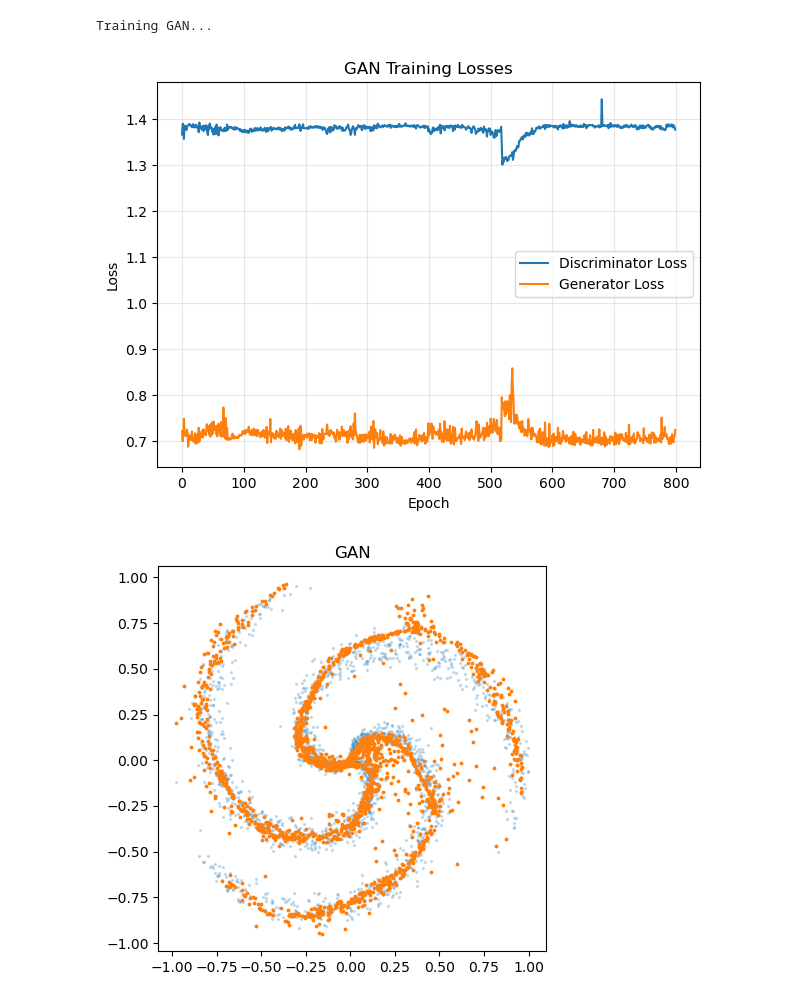
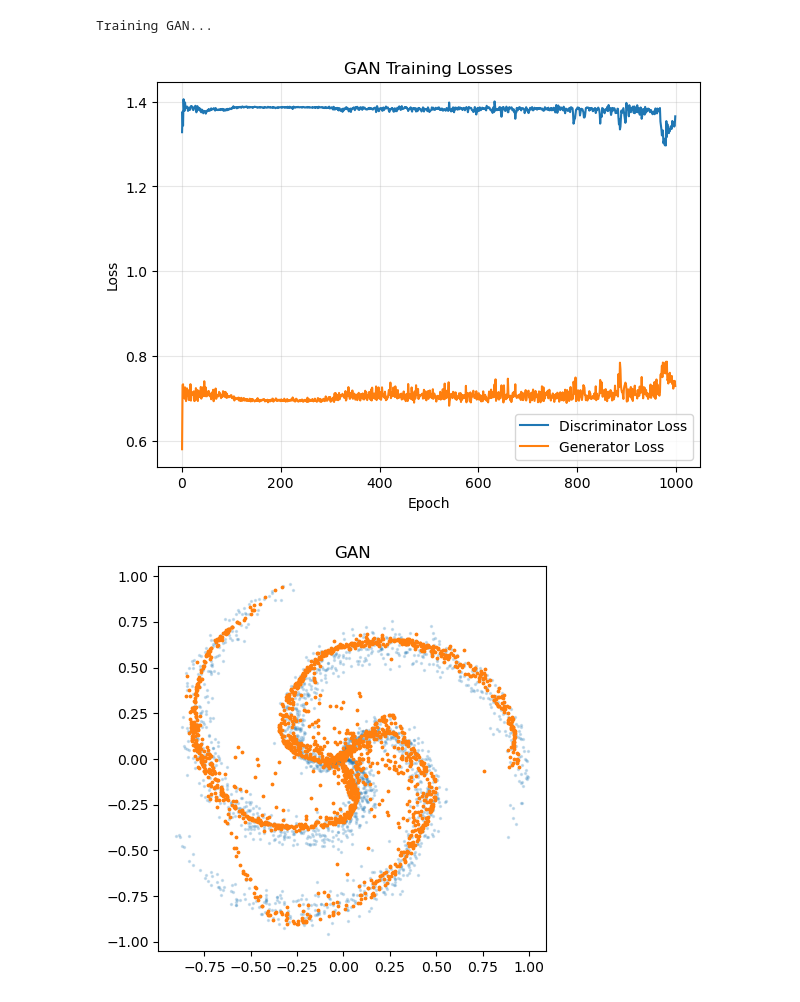
Before and after one commit to arshdeep-usc/ee660-project, a Jupyter notebook: final.ipynb, the cells around one changed output. Cells and saved outputs as stored; diff of their text form; code cells hidden in the pictures.

```diff
--- a/final.ipynb
+++ b/final.ipynb
@@ -54,9 +54,9 @@ Training VAE...
 # %%
-train_gan(pinwheel_loader, X_pinwheel, epochs=800, device="cpu")
+train_gan(pinwheel_loader, X_pinwheel, epochs=1000, device="cpu")
 # %% [output]
 Training GAN...
-[figure, old version]
+[figure, new version]
-[figure, old version]
+[figure, new version]
 # %%
 train_vae(spiral_loader, X_spiral, epochs=1500, device="cpu")
 # %% [output]
```
Also changed, not shown: parts of 8 cells of this notebook, 1 other file.
